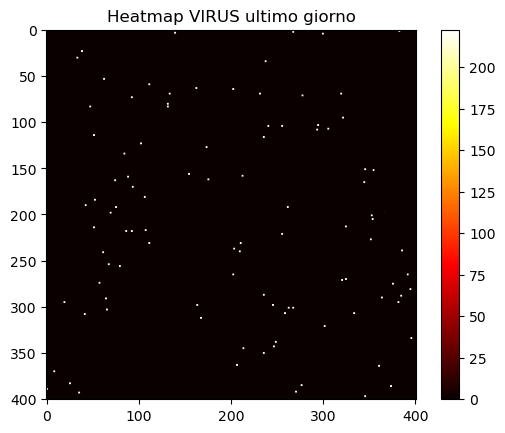
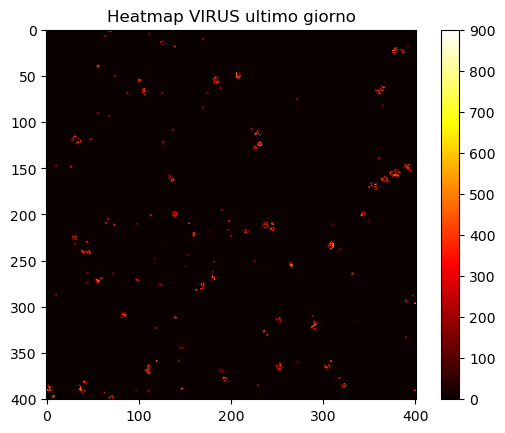
The change to this notebook cell's code, shown as a diff; its figure went from the first image to the second:
--- before
+++ after
@@ -3,11 +3,11 @@
 importlib.reload(vir)
 
-N,VIRUS_LAYERS = vir.setup_virus(GIORNO_DA_STUDIARE,STORICO)
-# Visualizza l'ultimo giorno
-plt.imshow(VIRUS_LAYERS[-1], cmap='hot')
+N, VIRUS_LAYERS = vir.setup_virus(GIORNO_DA_STUDIARE, STORICO)
+
+# Visualizza l'ultimo giorno con scala fissa 0-900
+plt.imshow(VIRUS_LAYERS[-1], cmap='hot', vmin=0, vmax=900)
 plt.colorbar()
 plt.title('Heatmap VIRUS ultimo giorno')
 plt.show()
-
 
 

Commit: ppppp